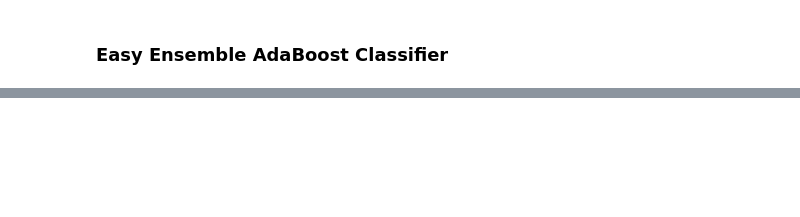
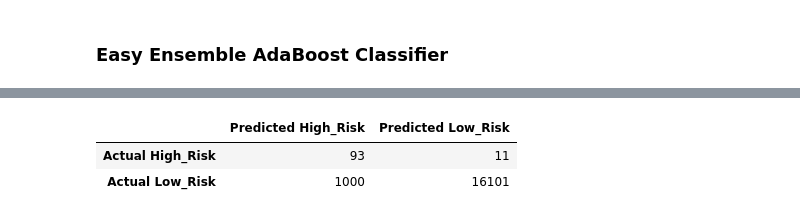
Before and after one commit to zachgee/Credit_Risk_Analysis, a Jupyter notebook: credit_risk_ensemble.ipynb, the cells around one changed output, grey strips where cells are left out. Cells and saved outputs as stored; diff of their text form; code cells hidden in the pictures; blank space fills up the shorter version.

```diff
--- a/credit_risk_ensemble.ipynb
+++ b/credit_risk_ensemble.ipynb
@@ -201,3 +209,16 @@ array([[   66,    38],
+# %%
+# Display the confusion matrix
+cm2 = confusion_matrix(y_test, y_pred)
+
+# Create a DataFrame from the confusion matrix.
+cm2_df = pd.DataFrame(
+    cm2, index=["Actual High_Risk", "Actual Low_Risk"], columns=["Predicted High_Risk", "Predicted Low_Risk"])
+
+cm2_df
+# %% [output]
+|  | Predicted High_Risk | Predicted Low_Risk |
+| Actual High_Risk | 93 | 11 |
+| Actual Low_Risk | 1000 | 16101 |
 # %%
 # Print the imbalanced classification report
 print(classification_report_imbalanced(y_test, y_pred))
```
Also changed, not shown: parts of 12 cells of this notebook.
